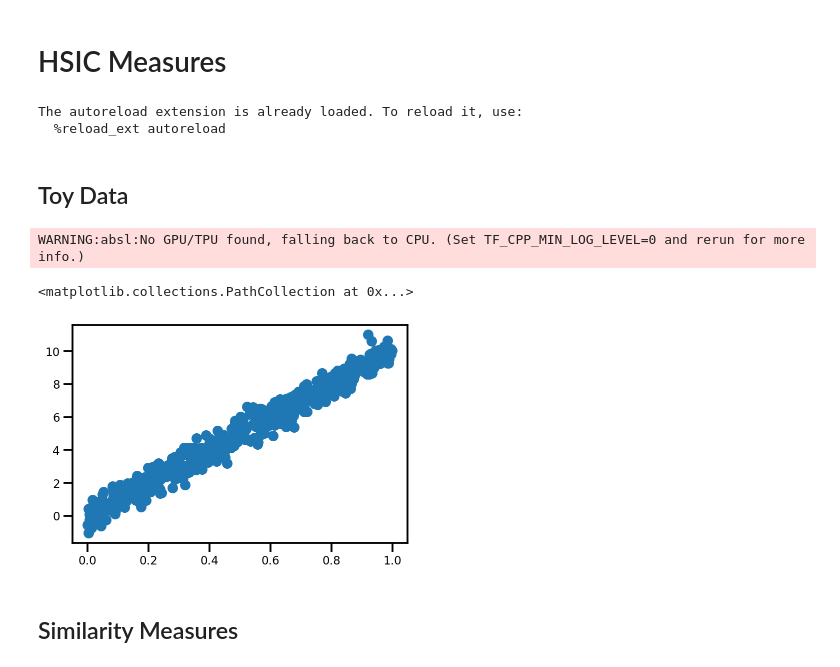
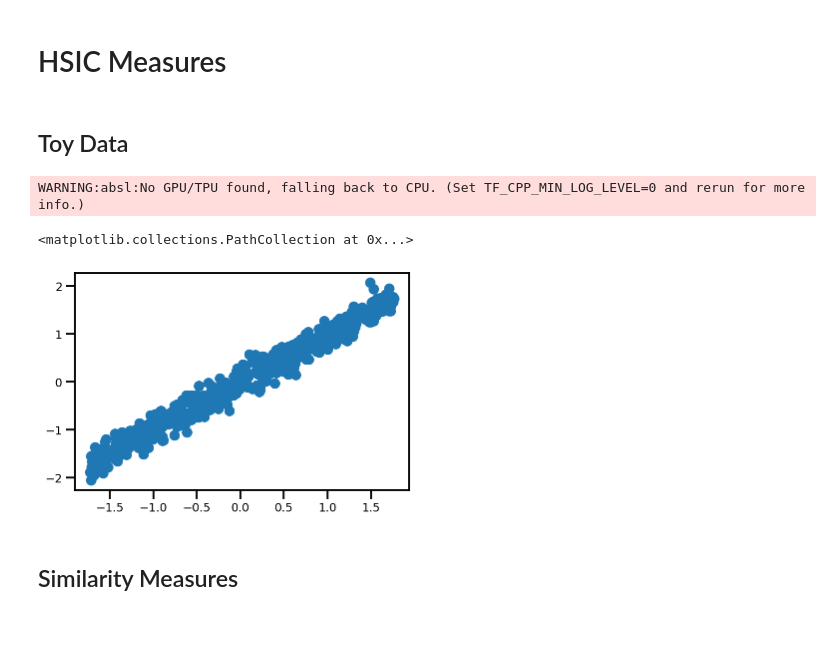
Before and after one commit to IPL-UV/jaxkern, a Jupyter notebook: docs/notebooks/demo_hsic.ipynb, the cells around one changed output. Drawn from its saved outputs; the diff is of its cells as text; code cells hidden in the pictures; blank space fills up the shorter version.

```diff
--- a/docs/notebooks/demo_hsic.ipynb
+++ b/docs/notebooks/demo_hsic.ipynb
@@ -8,18 +8,20 @@ import jax
 import jax.numpy as np
 import numpy as onp
 import pandas as pd
-# from jax.config import config
-# config.update("jax_enable_x64", True)
+from jax.config import config
+config.update("jax_enable_x64", False)
 
 
 # dependence measures
-from jaxkern.similarity.hsic import HSIC, CKA
-from jaxkern.kernels.linear import Linear
-from jaxkern.kernels.stationary import RBF
+from jaxkern.similarity.hsic import HSIC, CKA, HSICRBF, CKARBF, HSICRBFSampler, CKARBFSampler
+from jaxkern.kernels.linear import linear_kernel
+from jaxkern.kernels.stationary import rbf_kernel
+from jaxkern.kernels.utils import kernel_matrix
 from jaxkern.kernels.sigma import estimate_sigma_median
-from jaxkern.similarity.hsic import HSICRBFSampler, CKARBFSampler
 from jaxkern.kernels.approx import RBFSampler
 from jaxkern.kernels.sigma import estimate_sigma_median
+
+from sklearn.preprocessing import StandardScaler
 
 # MATPLOTLIB Settings
 import matplotlib as mpl
@@ -33,32 +35,32 @@ sns.set_context(context='talk',font_scale=0.7)
 
 %load_ext autoreload
 %autoreload 2
-# %% [output]
-The autoreload extension is already loaded. To reload it, use:
-  %reload_ext autoreload
 # %% [markdown]
 ## Toy Data
 # %%
 # random state
 seed = 123
 rng = onp.random.RandomState(seed)
 
 # generate fake data
 n_samples = 500
 n_features = 1
 noise_y = 0.5
 
 X = rng.rand(n_samples, n_features)
 Y = 10 * X + noise_y * rng.randn(n_samples, n_features)
 
+X = StandardScaler().fit_transform(X)
+Y = StandardScaler().fit_transform(Y)
+
 X = np.array(X)
 Y = np.array(Y)
 
 plt.scatter(X, Y)
 # %% [output]
 WARNING:absl:No GPU/TPU found, falling back to CPU. (Set TF_CPP_MIN_LOG_LEVEL=0 and rerun for more info.)
 <matplotlib.collections.PathCollection at 0x...>
-[figure, old version]
+[figure, new version]
 # %% [markdown]
 ## Similarity Measures
 # %% [markdown]
```
Also changed, not shown: parts of 33 cells of this notebook, 9 other files.
